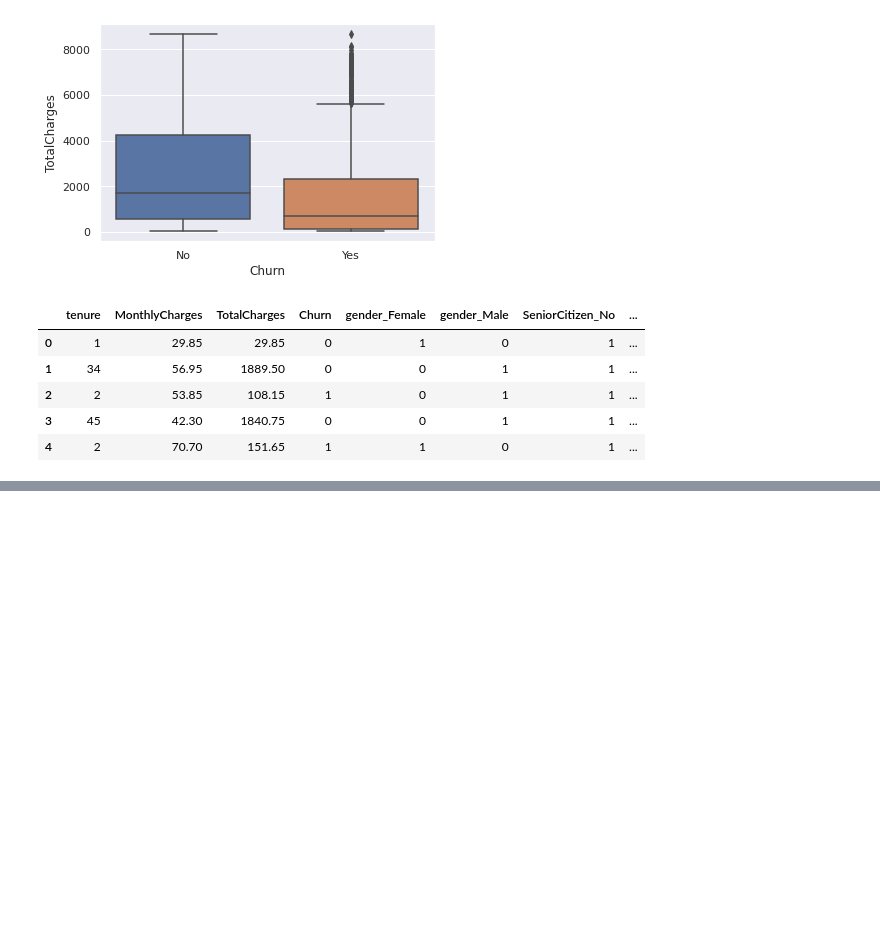
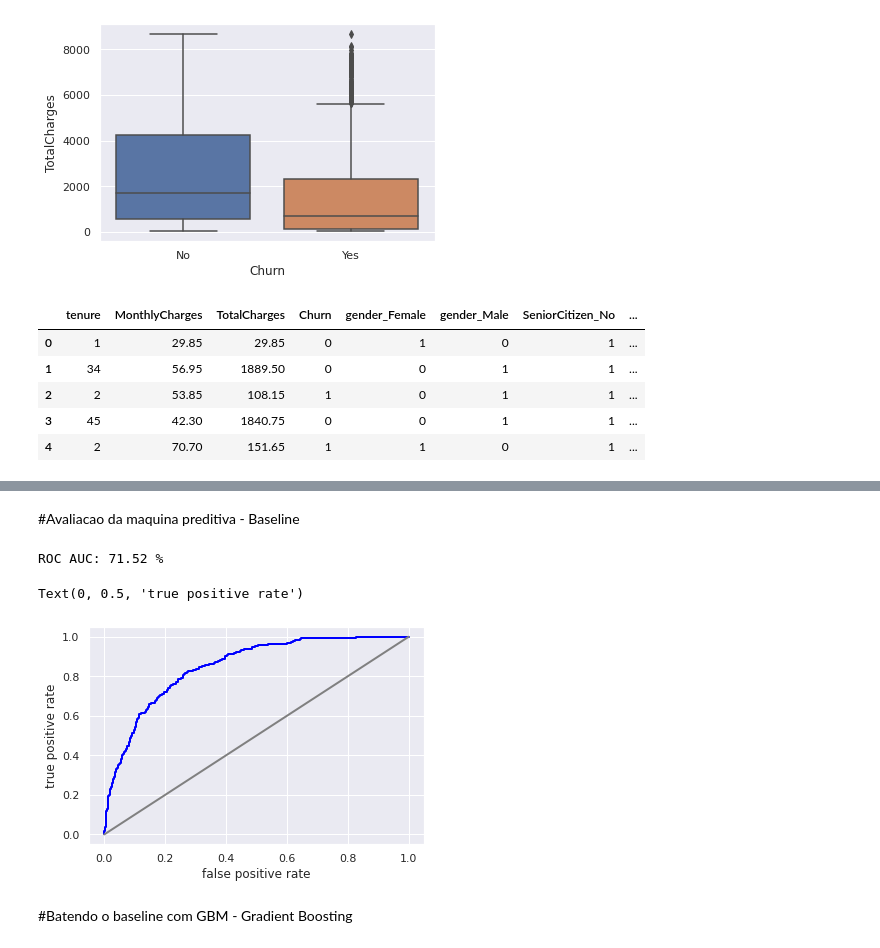
Before and after one commit to rogerwender/CienciaDados, a Jupyter notebook: FatoresRotatividadeClienteEmpresaTelefonia.ipynb, the cells around one changed output, grey strips where cells are left out. Cells and saved outputs as stored; diff of their text form; code cells hidden in the pictures; blank space fills up the shorter version.

```diff
--- a/FatoresRotatividadeClienteEmpresaTelefonia.ipynb
+++ b/FatoresRotatividadeClienteEmpresaTelefonia.ipynb
@@ -189,0 +222,7 @@ dataframe_onehot.head()
+# %%
+#fatiando o dataset
+X = dataframe_onehot.drop(['Churn'], axis=1) #X são todas as colunas menos a coluna Churn
+y = dataframe_onehot['Churn'].values.reshape(-1,1) #y é somente a coluna Churn
+
+#20% da amostra de treino para teste
+X_train, X_test, y_train, y_test = train_test_split(X, y, test_size=0.2, random_state=7)
@@ -189,0 +231,9 @@ dataframe_onehot.head()
+# %%
+#Usando a regressao logistica para ver se o cliente vai ou nao evadir da empresa
+model = LogisticRegression()
+model.fit(X_train, y_train)
+
+y_predict = model.predict(X_test)
+actual_vs_predict = pd.DataFrame({'Actual': y_test.flatten(),
+                                  'Prediction': y_predict.flatten()})
+print (actual_vs_predict.sample(12))
@@ -189,0 +261,18 @@ dataframe_onehot.head()
+# %% [markdown]
+#Avaliacao da maquina preditiva - Baseline
+# %%
+
+print('ROC AUC: %.2f' %(roc_auc_score(y_test, y_predict)*100), '%')
+
+y_probs = model.predict_proba(X_test)[:,1]
+fpr, tpr, thresholds = roc_curve(y_test, y_probs)
+plt.plot(fpr, tpr, lw=2, color='blue')
+plt.plot([0,1], [0,1], lw=2, color='gray')
+plt.xlabel("false positive rate")
+plt.ylabel("true positive rate")
+# %% [output]
+ROC AUC: 71.52 %
+Text(0, 0.5, 'true positive rate')
+[figure, added]
+# %% [markdown]
+#Batendo o baseline com GBM - Gradient Boosting
```
Also changed, not shown: parts of 11 cells of this notebook.
